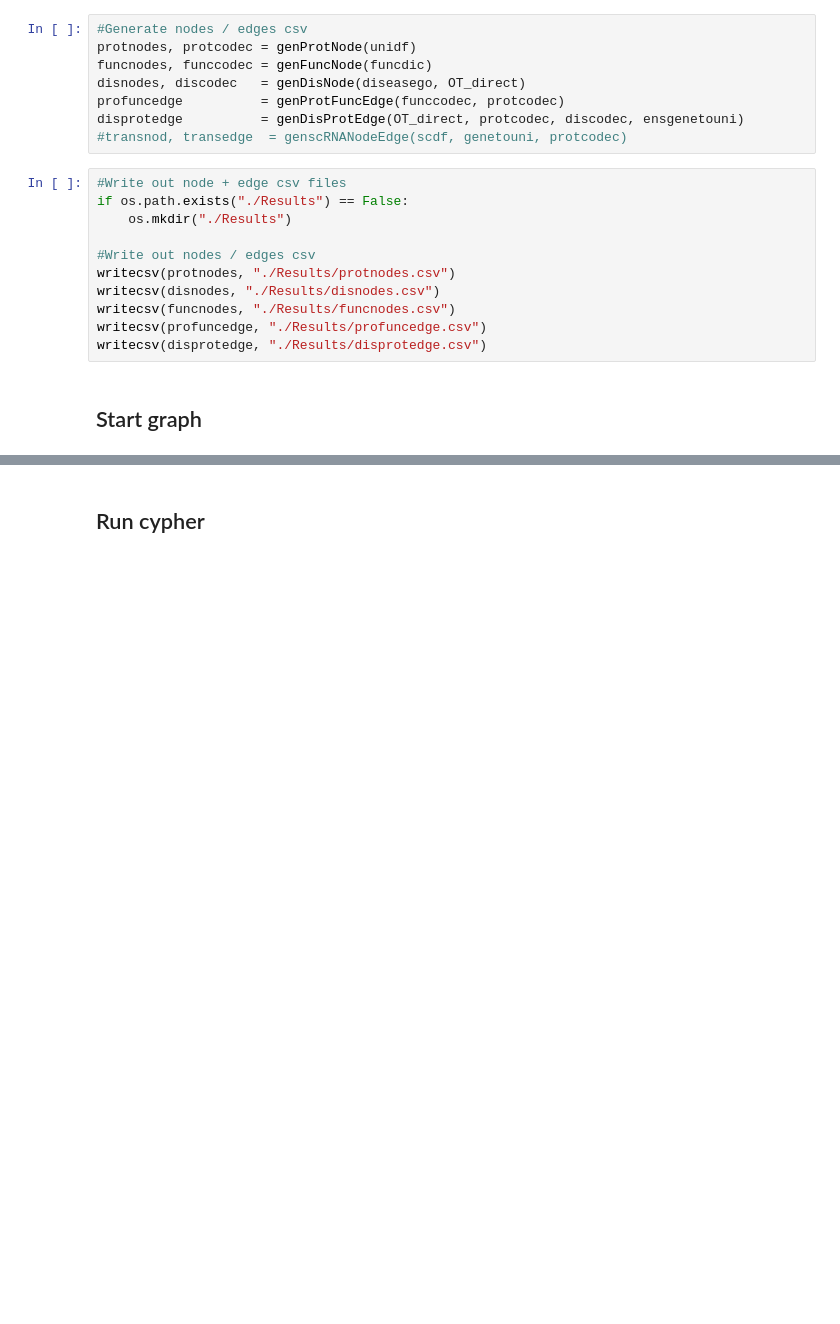
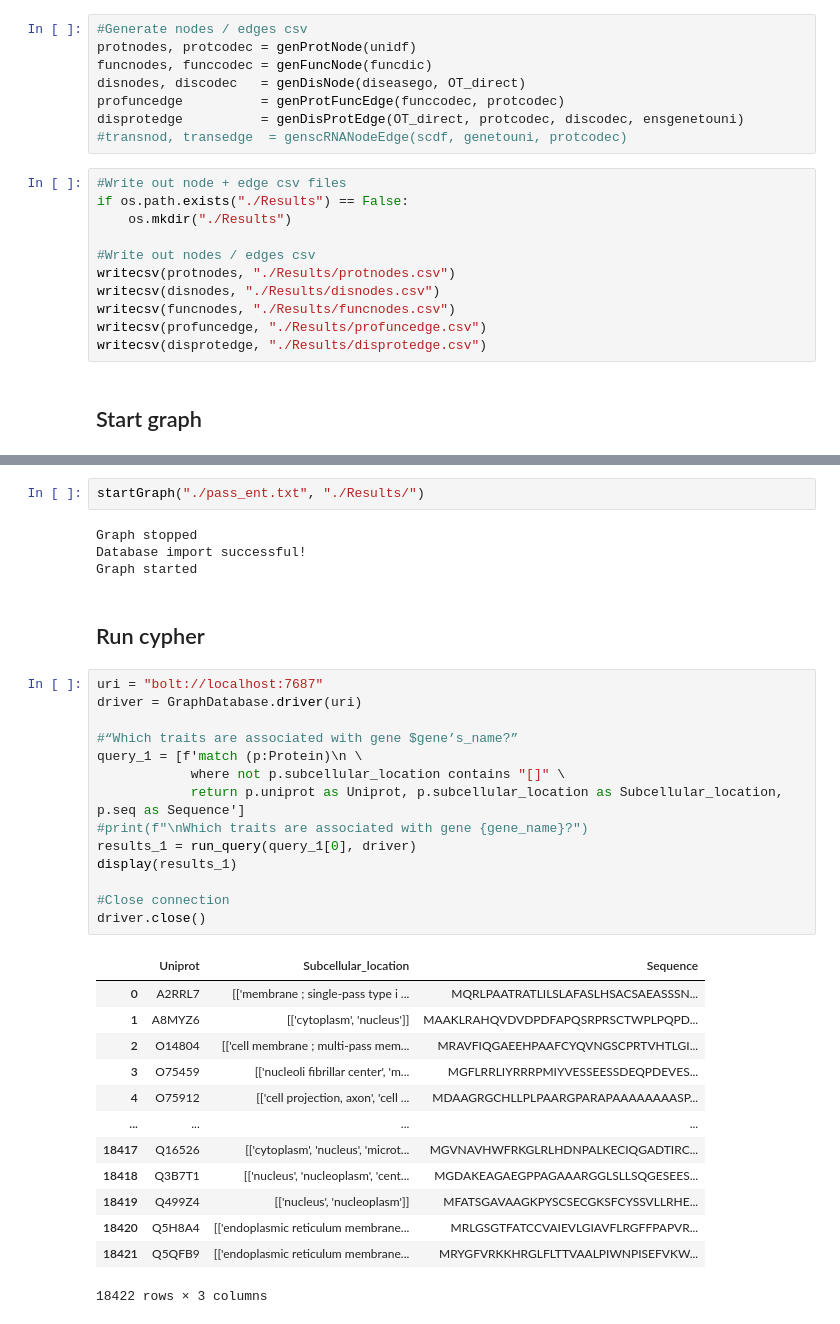
Before and after one commit to LouieHenderson/rare_disease_analysis, a Jupyter notebook: notebooks/Graph_generation_v2_201224.ipynb, the cells around one changed output, grey strips where cells are left out. Drawn from its saved outputs; the diff is of its cells as text; blank space fills up the shorter version.

```diff
--- a/notebooks/Graph_generation_v2_201224.ipynb
+++ b/notebooks/Graph_generation_v2_201224.ipynb
@@ -431,2 +445,36 @@ Graph started
+# %%
+startGraph("./pass_ent.txt", "./Results/")
+# %% [output]
+Graph stopped
+Database import successful!
+Graph started
 # %% [markdown]
 ## Run cypher
+# %%
+uri = "bolt://localhost:7687"
+driver = GraphDatabase.driver(uri)
+
+#“Which traits are associated with gene $gene’s_name?”
+query_1 = [f'match (p:Protein)\n \
+            where not p.subcellular_location contains "[]" \
+            return p.uniprot as Uniprot, p.subcellular_location as Subcellular_location, p.seq as Sequence']
+#print(f"\nWhich traits are associated with gene {gene_name}?")
+results_1 = run_query(query_1[0], driver)
+display(results_1)
+
+#Close connection
+driver.close()
+# %% [output]
+|  | Uniprot | Subcellular_location | Sequence |
+| 0 | A2RRL7 | [['membrane ; single-pass type i ... | MQRLPAATRATLILSLAFASLHSACSAEASSSN... |
+| 1 | A8MYZ6 | [['cytoplasm', 'nucleus']] | MAAKLRAHQVDVDPDFAPQSRPRSCTWPLPQPD... |
+| 2 | O14804 | [['cell membrane ; multi-pass mem... | MRAVFIQGAEEHPAAFCYQVNGSCPRTVHTLGI... |
+| 3 | O75459 | [['nucleoli fibrillar center', 'm... | MGFLRRLIYRRRPMIYVESSEESSDEQPDEVES... |
+| 4 | O75912 | [['cell projection, axon', 'cell ... | MDAAGRGCHLLPLPAARGPARAPAAAAAAAASP... |
+| ... | ... | ... | ... |
+| 18417 | Q16526 | [['cytoplasm', 'nucleus', 'microt... | MGVNAVHWFRKGLRLHDNPALKECIQGADTIRC... |
+| 18418 | Q3B7T1 | [['nucleus', 'nucleoplasm', 'cent... | MGDAKEAGAEGPPAGAAARGGLSLLSQGESEES... |
+| 18419 | Q499Z4 | [['nucleus', 'nucleoplasm']] | MFATSGAVAAGKPYSCSECGKSFCYSSVLLRHE... |
+| 18420 | Q5H8A4 | [['endoplasmic reticulum membrane... | MRLGSGTFATCCVAIEVLGIAVFLRGFFPAPVR... |
+| 18421 | Q5QFB9 | [['endoplasmic reticulum membrane... | MRYGFVRKKHRGLFLTTVAALPIWNPISEFVKW... |
+18422 rows × 3 columns
```
Also changed, not shown: parts of 6 cells of this notebook, 4 other files.
